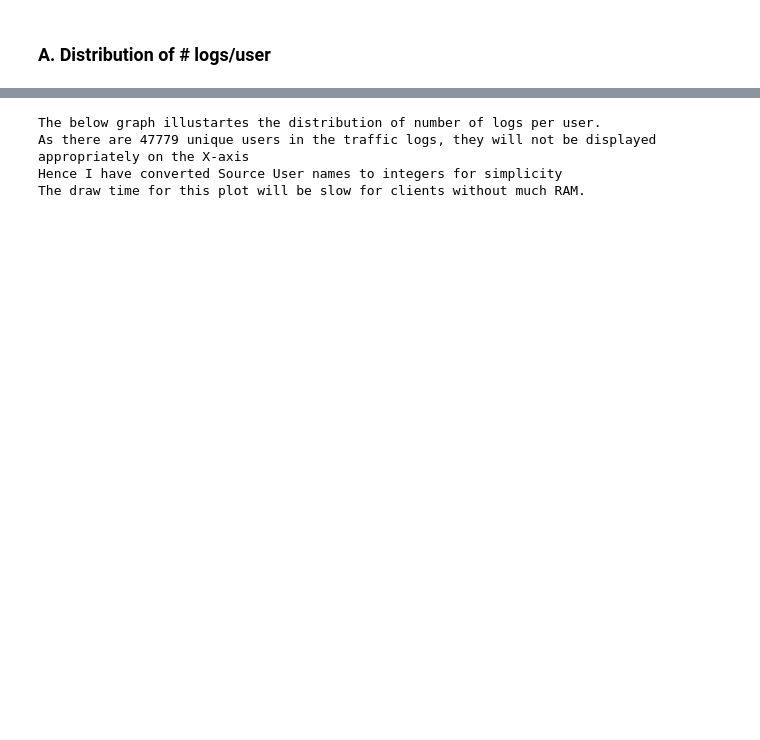
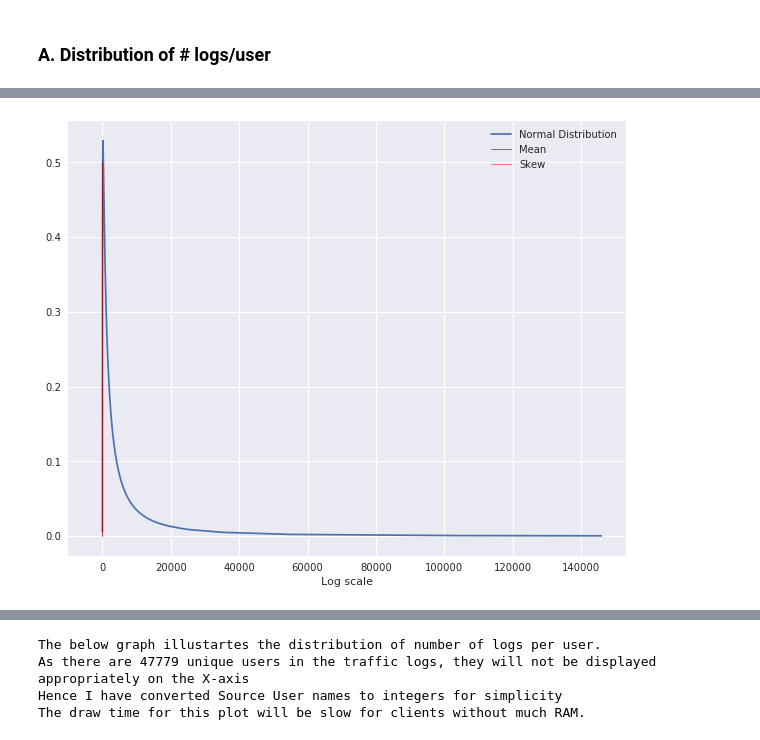
Before and after one commit to darshan-b/Cybersecurity-Analysis, a Jupyter notebook: 10-18.ipynb, the cells around one changed output, grey strips where cells are left out. Saved outputs shown, nothing was run; the diff lists cells and outputs as text; code cells hidden in the pictures; blank space fills up the shorter version.

```diff
--- a/10-18.ipynb
+++ b/10-18.ipynb
@@ -576,0 +659,12 @@ d.Source_User=np.arange(0,len(d))
+# %%
+plt.figure(figsize=(10,8))
+pdf = stats.norm.pdf(np.log10(d.Count), np.mean(np.log10(d.Count)), sp.std(np.log10(d.Count)))
+plt.plot(d.Count, pdf,label='Normal Distribution')
+plt.plot([np.log10(avg), np.log10(avg)], [0, 0.5], color='k', linestyle='-', linewidth=0.5,label='Mean')
+plt.plot([np.log10(skew),np.log10(skew)],[0,0.5],color='r',linestyle='-',linewidth=0.5,label='Skew')
+plt.xlim(-10000)
+plt.xlabel("Log scale")
+plt.legend()
+plt.show()
+# %% [output]
+[figure, added]
```
Also changed, not shown: parts of 63 cells of this notebook.
